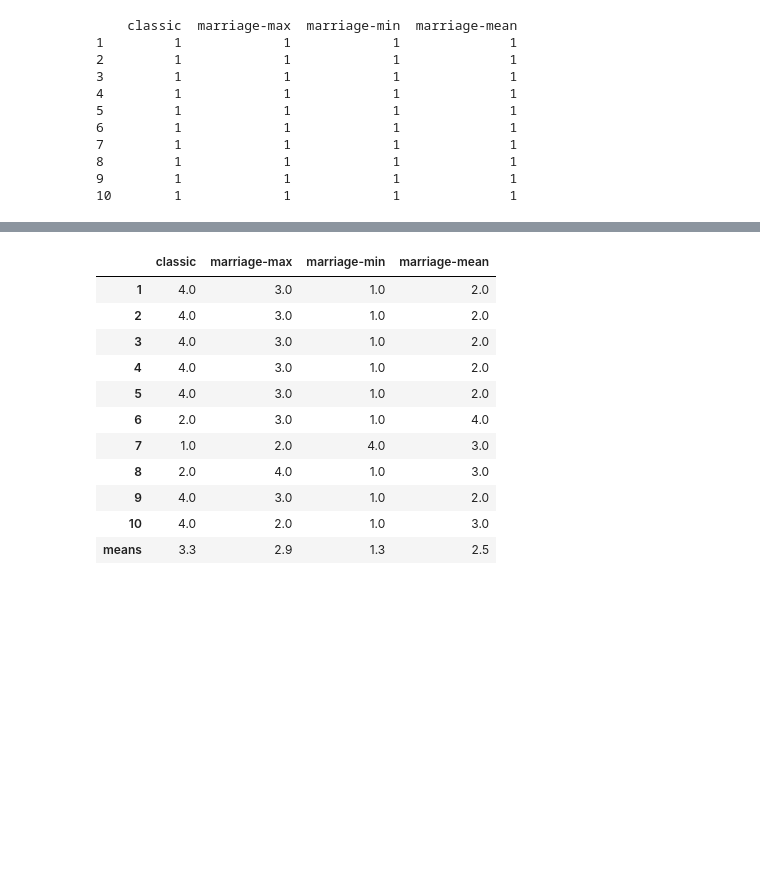
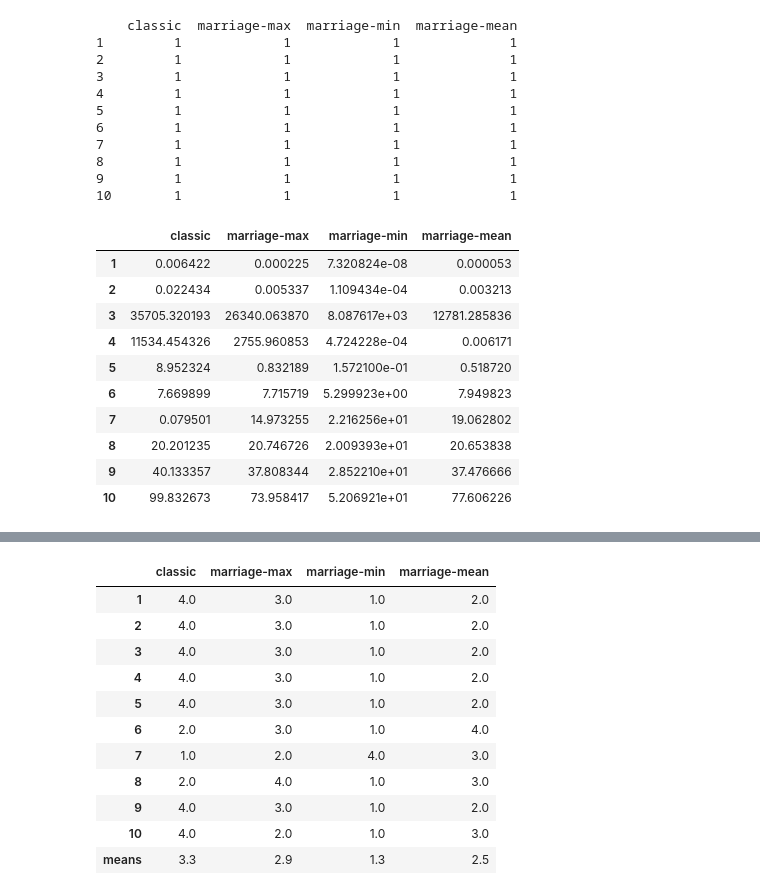
Before and after one commit to maciej3031/evolutionary_algorithm, a Jupyter notebook: Tests_analysis.ipynb, the cells around one changed output, grey strips where cells are left out. Drawn from its saved outputs; the diff is of its cells as text; code cells hidden in the pictures; blank space fills up the shorter version.

Commit message:
compare tables

```diff
--- a/Tests_analysis.ipynb
+++ b/Tests_analysis.ipynb
@@ -171,3 +145,17 @@ print_trials_vs_function(["Test0"])
 8         1             1             1              1
 9         1             1             1              1
 10        1             1             1              1
+# %%
+comp_tables(["Test0"], np.mean)
+# %% [output]
+|  | classic | marriage-max | marriage-min | marriage-mean |
+| 1 | 0.006422 | 0.000225 | 7.320824e-08 | 0.000053 |
+| 2 | 0.022434 | 0.005337 | 1.109434e-04 | 0.003213 |
+| 3 | 35705.320193 | 26340.063870 | 8.087617e+03 | 12781.285836 |
+| 4 | 11534.454326 | 2755.960853 | 4.724228e-04 | 0.006171 |
+| 5 | 8.952324 | 0.832189 | 1.572100e-01 | 0.518720 |
+| 6 | 7.669899 | 7.715719 | 5.299923e+00 | 7.949823 |
+| 7 | 0.079501 | 14.973255 | 2.216256e+01 | 19.062802 |
+| 8 | 20.201235 | 20.746726 | 2.009393e+01 | 20.653838 |
+| 9 | 40.133357 | 37.808344 | 2.852210e+01 | 37.476666 |
+| 10 | 99.832673 | 73.958417 | 5.206921e+01 | 77.606226 |
```
Also changed, not shown: parts of 9 cells of this notebook.
